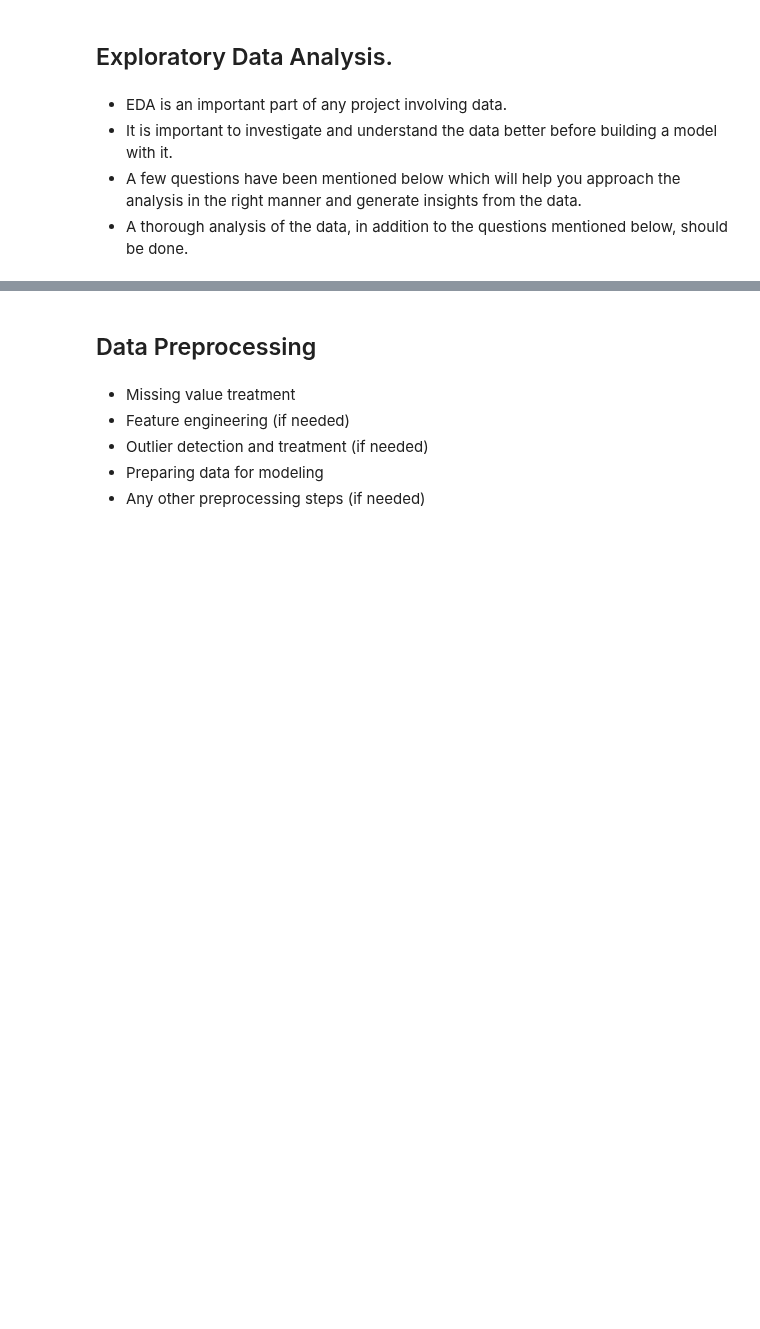
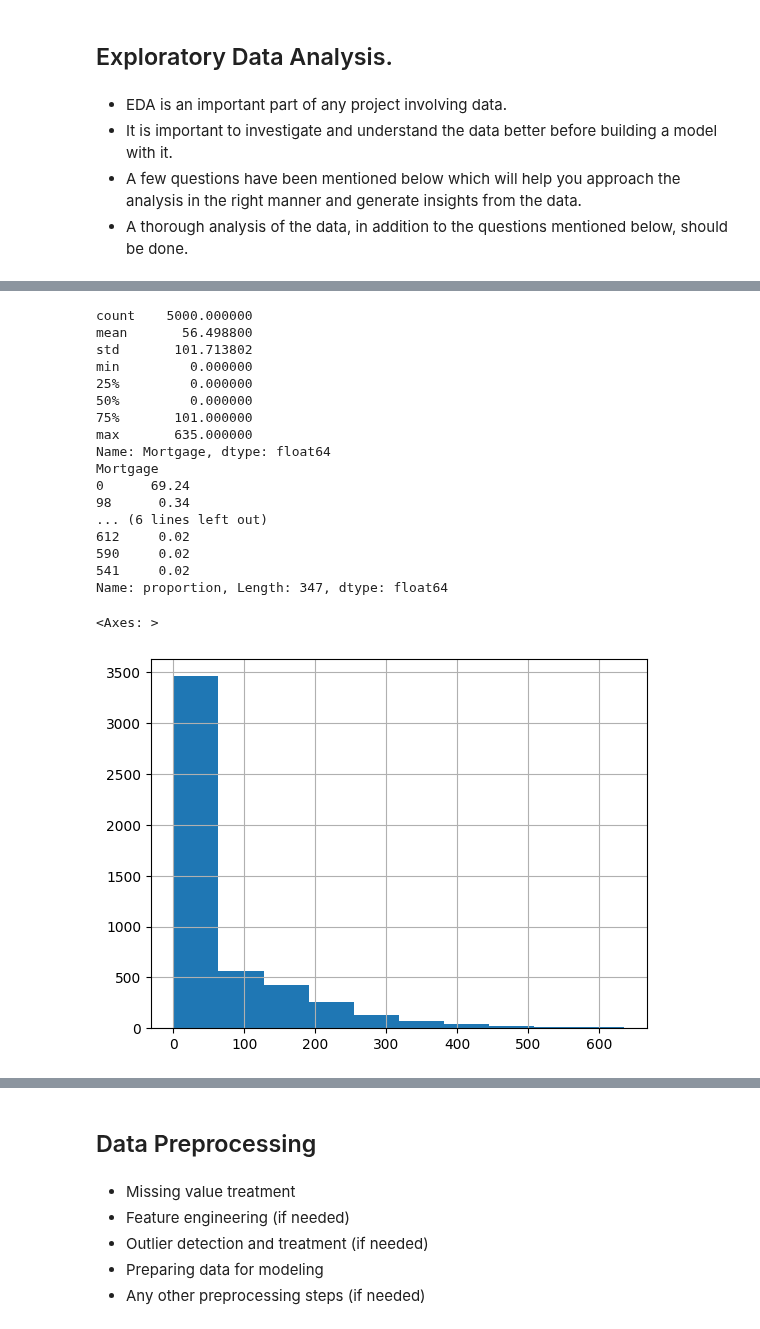
Before and after one commit to ankur0405/LearningPython, a Jupyter notebook: AIML_ML_Project_full_code_notebook.ipynb, the cells around one changed output, grey strips where cells are left out. Drawn from its saved outputs; the diff is of its cells as text; code cells hidden in the pictures; blank space fills up the shorter version.

```diff
--- a/AIML_ML_Project_full_code_notebook.ipynb
+++ b/AIML_ML_Project_full_code_notebook.ipynb
@@ -60,0 +69,2 @@ warnings.filterwarnings("ignore")
+# %%
+df = pd.read_csv("/content/drive/MyDrive/Colab Notebooks/LearnPython/Loan_Modelling.csv")
@@ -75,0 +169,26 @@ warnings.filterwarnings("ignore")
+# %%
+#1. What is the distribution of mortgage attribute? Are there any noticeable patterns or outliers in the distribution?
+print(df['Mortgage'].describe())
+distribution = df['Mortgage'].value_counts(normalize=True) * 100
+print(distribution)
+df['Mortgage'].hist()
+# %% [output]
+count    5000.000000
+mean       56.498800
+std       101.713802
+min         0.000000
+25%         0.000000
+50%         0.000000
+75%       101.000000
+max       635.000000
+Name: Mortgage, dtype: float64
+Mortgage
+0      69.24
+98      0.34
+... (6 lines left out)
+612     0.02
+590     0.02
+541     0.02
+Name: proportion, Length: 347, dtype: float64
+<Axes: >
+[figure, added]
```
Also changed, not shown: parts of 13 cells of this notebook.
